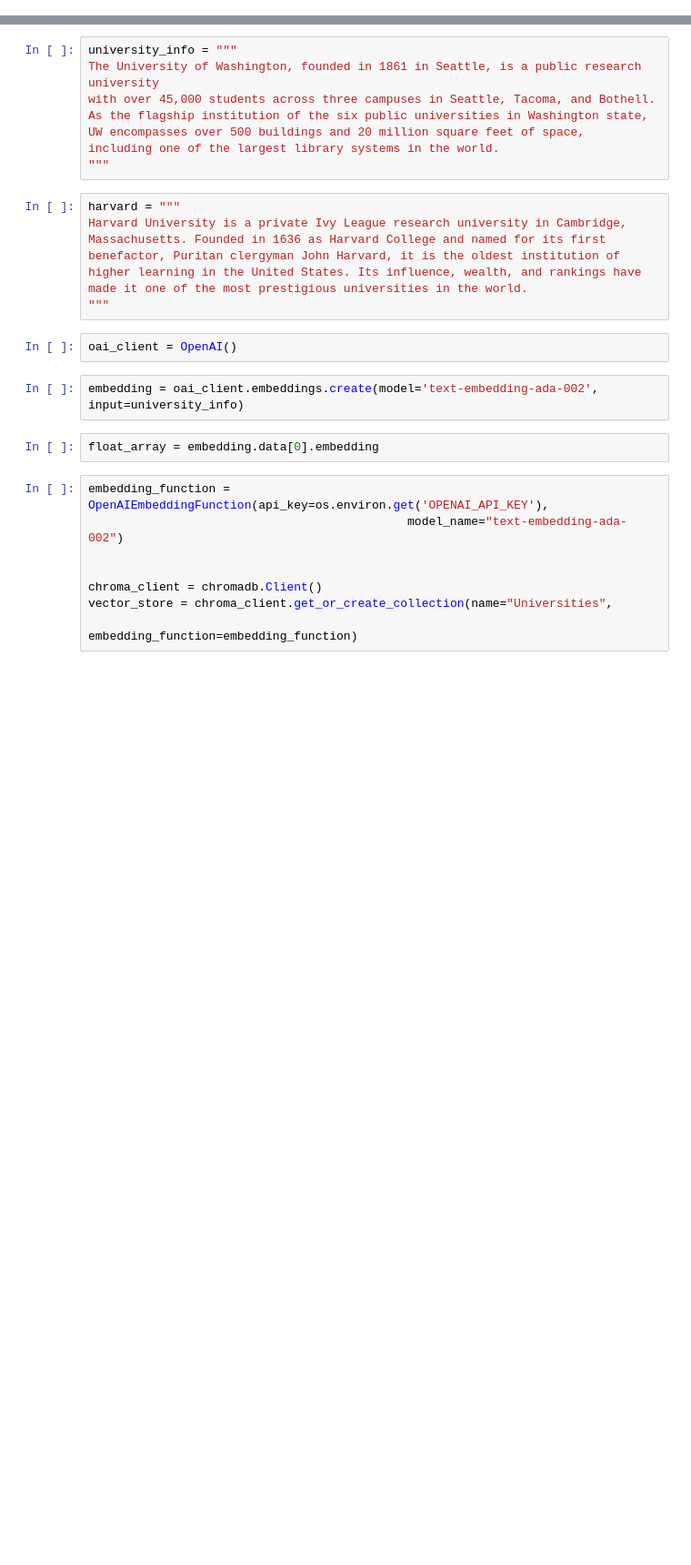
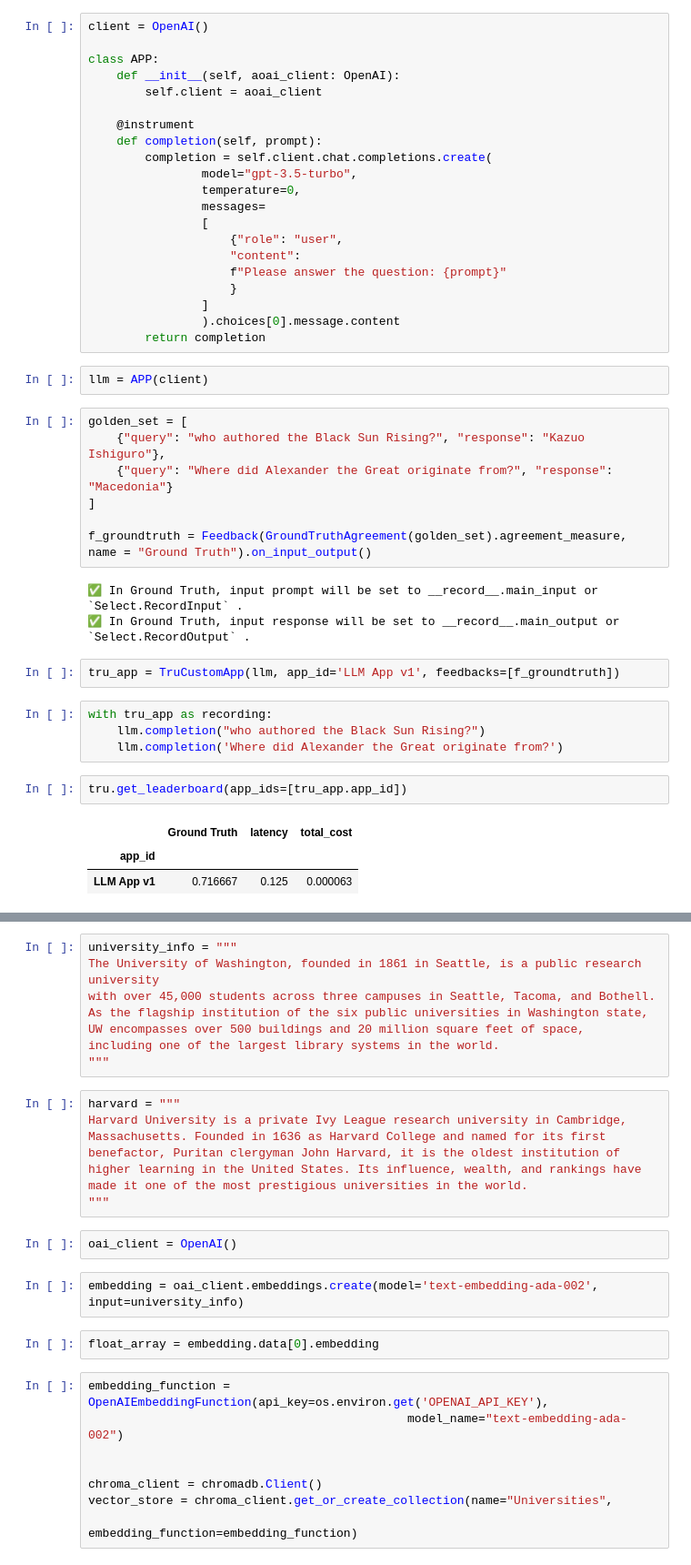
Before and after one commit to americanthinker/vectorsearch-applications, a Jupyter notebook: notebooks/tru_lens_demo.ipynb, the cells around one changed output, grey strips where cells are left out. Shown at 91% size. Saved outputs shown, nothing was run; the diff lists cells and outputs as text; blank space fills up the shorter version.

```diff
--- a/notebooks/tru_lens_demo.ipynb
+++ b/notebooks/tru_lens_demo.ipynb
@@ -8,0 +19,45 @@ envs = load_dotenv(find_dotenv(), override=True)
+# %%
+client = OpenAI()
+
+class APP:
+    def __init__(self, aoai_client: OpenAI):
+        self.client = aoai_client
+
+    @instrument
+    def completion(self, prompt):
+        completion = self.client.chat.completions.create(
+                model="gpt-3.5-turbo",
+                temperature=0,
+                messages=
+                [
+                    {"role": "user",
+                    "content":
+                    f"Please answer the question: {prompt}"
+                    }
+                ]
+                ).choices[0].message.content
+        return completion
+# %%
+llm = APP(client)
+# %%
+golden_set = [
+    {"query": "who authored the Black Sun Rising?", "response": "Kazuo Ishiguro"},
+    {"query": "Where did Alexander the Great originate from?", "response": "Macedonia"}
+]
+
+f_groundtruth = Feedback(GroundTruthAgreement(golden_set).agreement_measure, name = "Ground Truth").on_input_output()
+# %% [output]
+✅ In Ground Truth, input prompt will be set to __record__.main_input or `Select.RecordInput` .
+✅ In Ground Truth, input response will be set to __record__.main_output or `Select.RecordOutput` .
+# %%
+tru_app = TruCustomApp(llm, app_id='LLM App v1', feedbacks=[f_groundtruth])
+# %%
+with tru_app as recording:
+    llm.completion("who authored the Black Sun Rising?")
+    llm.completion('Where did Alexander the Great originate from?')
+# %%
+tru.get_leaderboard(app_ids=[tru_app.app_id])
+# %% [output]
+|  | Ground Truth | latency | total_cost |
+| app_id |  |  |  |
+| LLM App v1 | 0.716667 | 0.125 | 0.000063 |
```
Also changed, not shown: parts of 4 cells of this notebook, 24 other files.
